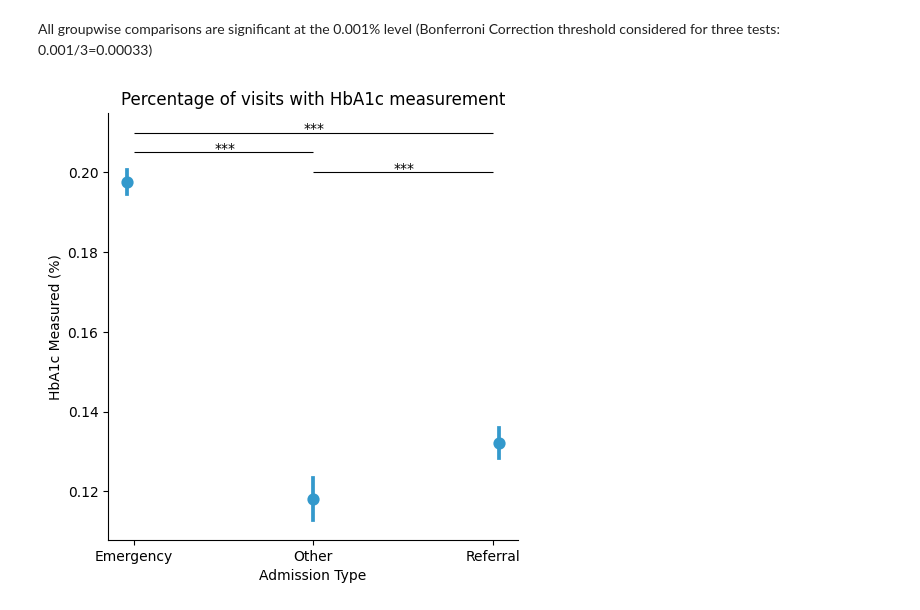
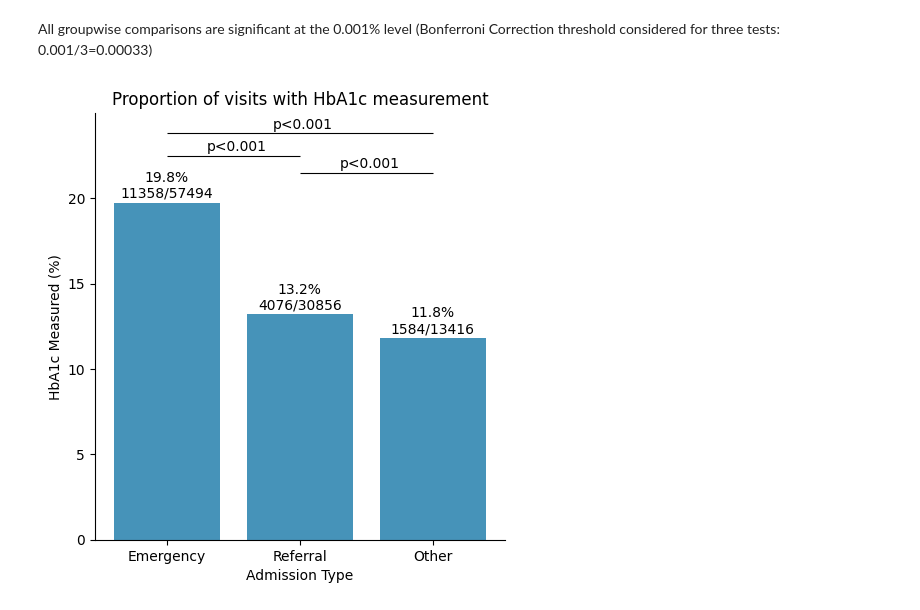
Before and after one commit to theislab/ehrapy-reproducibility, a Jupyter notebook: Supplementary_Figure_10/notebooks/surveillance_bias.ipynb, the cells around one changed output. Saved outputs shown, nothing was run; the diff lists cells and outputs as text; code cells hidden in the pictures.

Commit message:
enhancement: barplot

```diff
--- a/Supplementary_Figure_10/notebooks/surveillance_bias.ipynb
+++ b/Supplementary_Figure_10/notebooks/surveillance_bias.ipynb
@@ -72,27 +68,58 @@ Expected frequencies:
 # %% [markdown]
 All groupwise comparisons are significant at the 0.001% level (Bonferroni Correction threshold considered for three tests: 0.001/3=0.00033)
 # %%
-ep.pl.catplot(
+order = ["Emergency", "Referral", "Other"]
+adata.obs["A1Cresult_measured_x100"] = adata.obs["A1Cresult_measured"] * 100
+bar_plot = ep.pl.catplot(
     adata=adata,
-    y="A1Cresult_measured",
+    y="A1Cresult_measured_x100",
     x="admission_source_id",
-    kind="point",
-    ci=95,
-    dodge=True,
-    join=False,
+    kind="bar",
+    ci=False,
+    order=order,
+    # dodge=True,
+    # join=False,
     palette=["#3399CC"],  # ehrapy palette
 )
+
+
+# Calculate the percentages
+total = adata.obs.groupby('admission_source_id')['A1Cresult_measured_x100'].sum().reindex(order)
+percentages = adata.obs.groupby('admission_source_id')['A1Cresult_measured_x100'].sum().reindex(order) / total.sum() * 100
+
+# Calculate the total and true counts for each group
+total_counts = adata.obs.groupby('admission_source_id')['A1Cresult_measured'].count().reindex(order)
+true_counts = adata.obs.groupby('admission_source_id')['A1Cresult_measured'].sum().reindex(order)
+percentages = (true_counts / total_counts) * 100
+
+# Add percentages and counts on top of the bars
+ax = bar_plot.facet_axis(0, 0)
+for p in ax.patches:
+    x = p.get_x() + p.get_width() / 2
+    height = p.get_height() + 0.1
+    admission_source = int(p.get_x() + p.get_width() / 2 + 0.5)
+    count_true = true_counts[admission_source]
+    count_total = total_counts[admission_source]
+    percentage = percentages[admission_source]
+    ax.text(
+        x,
+        height,
+        f'{percentage:.1f}%\n{count_true}/{count_total}',
+        ha='center',
+        va='bottom'
+    )
+
 plt.xlabel("Admission Type")
 plt.ylabel("HbA1c Measured (%)")
-plt.title("Percentage of visits with HbA1c measurement")
-plt.text(1.45, 0.2, "***")
-plt.text(0.45, 0.205, "***")
-plt.text(0.95, 0.21, "***")
-plt.hlines(0.2, 1, 2, colors="black", linewidth=0.8)
-plt.hlines(0.205, 0, 1, colors="black", linewidth=0.8)
-plt.hlines(0.21, 0, 2, colors="black", linewidth=0.8)
+plt.title("Proportion of visits with HbA1c measurement")
+plt.text(1.3, 21.8, "p<0.001")
+plt.text(0.3, 22.8, "p<0.001")
+plt.text(0.8, 24.1, "p<0.001")
+plt.hlines(21.5, 1, 2, colors="black", linewidth=0.8)
+plt.hlines(22.5, 0, 1, colors="black", linewidth=0.8)
+plt.hlines(23.8, 0, 2, colors="black", linewidth=0.8)
 
-plt.savefig("surveillance_bias.png", dpi=300, bbox_inches="tight")
+plt.savefig("surveillance_bias_barplot.png", dpi=300, bbox_inches="tight")
 plt.show()
 # %% [output]
-[figure, old version]
+[figure, new version]
```
Also changed, not shown: parts of 1 cell of this notebook.
